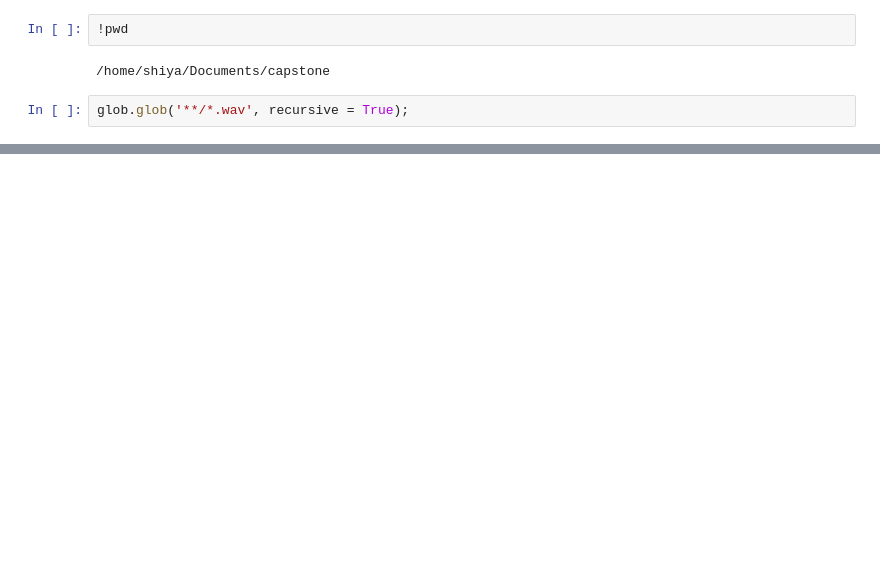
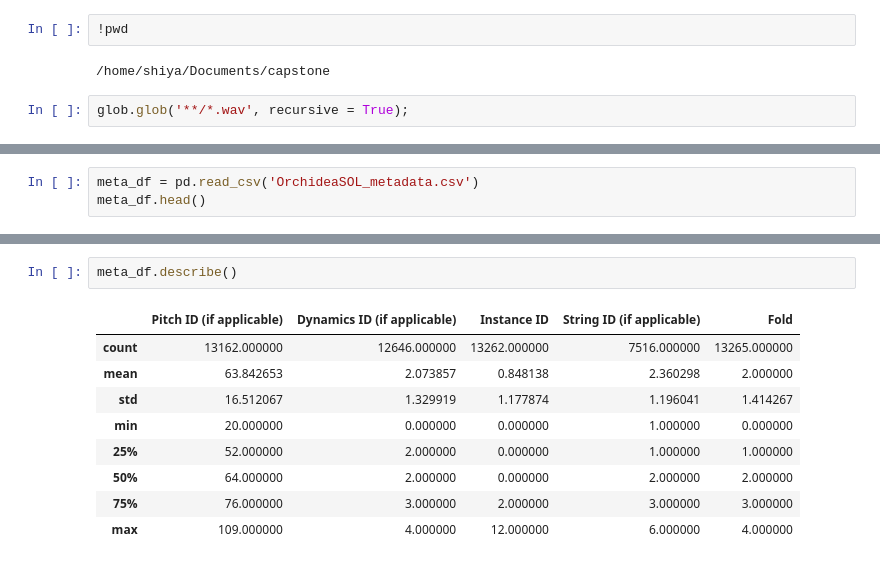
Before and after one commit to ShiYang1101/-Music-transcription-, a Jupyter notebook: music_transcription.ipynb, the cells around one changed output, grey strips where cells are left out. Cells and saved outputs as stored; diff of their text form; blank space fills up the shorter version.

```diff
--- a/music_transcription.ipynb
+++ b/music_transcription.ipynb
@@ -93,0 +144,3 @@ dtype('complex64')
+# %%
+meta_df = pd.read_csv('OrchideaSOL_metadata.csv')
+meta_df.head()
@@ -93,0 +174,12 @@ dtype('complex64')
+# %%
+meta_df.describe()
+# %% [output]
+|  | Pitch ID (if applicable) | Dynamics ID (if applicable) | Instance ID | String ID (if applicable) | Fold |
+| count | 13162.000000 | 12646.000000 | 13262.000000 | 7516.000000 | 13265.000000 |
+| mean | 63.842653 | 2.073857 | 0.848138 | 2.360298 | 2.000000 |
+| std | 16.512067 | 1.329919 | 1.177874 | 1.196041 | 1.414267 |
+| min | 20.000000 | 0.000000 | 0.000000 | 1.000000 | 0.000000 |
+| 25% | 52.000000 | 2.000000 | 0.000000 | 1.000000 | 1.000000 |
+| 50% | 64.000000 | 2.000000 | 0.000000 | 2.000000 | 2.000000 |
+| 75% | 76.000000 | 3.000000 | 2.000000 | 3.000000 | 3.000000 |
+| max | 109.000000 | 4.000000 | 12.000000 | 6.000000 | 4.000000 |
```
Also changed, not shown: parts of 31 cells of this notebook, 1 other file.
